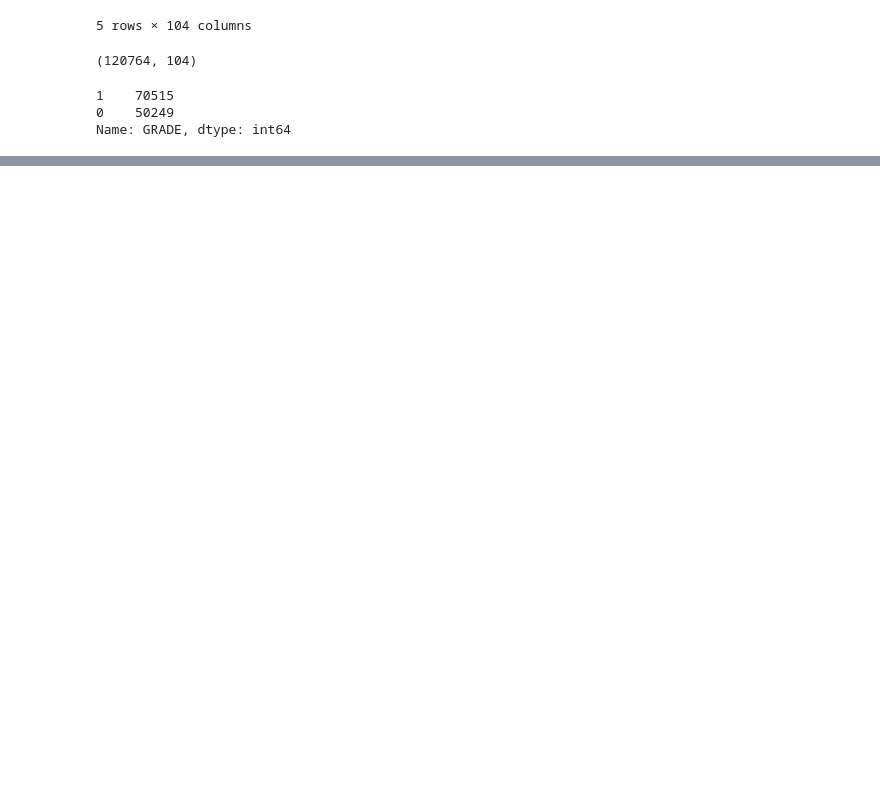
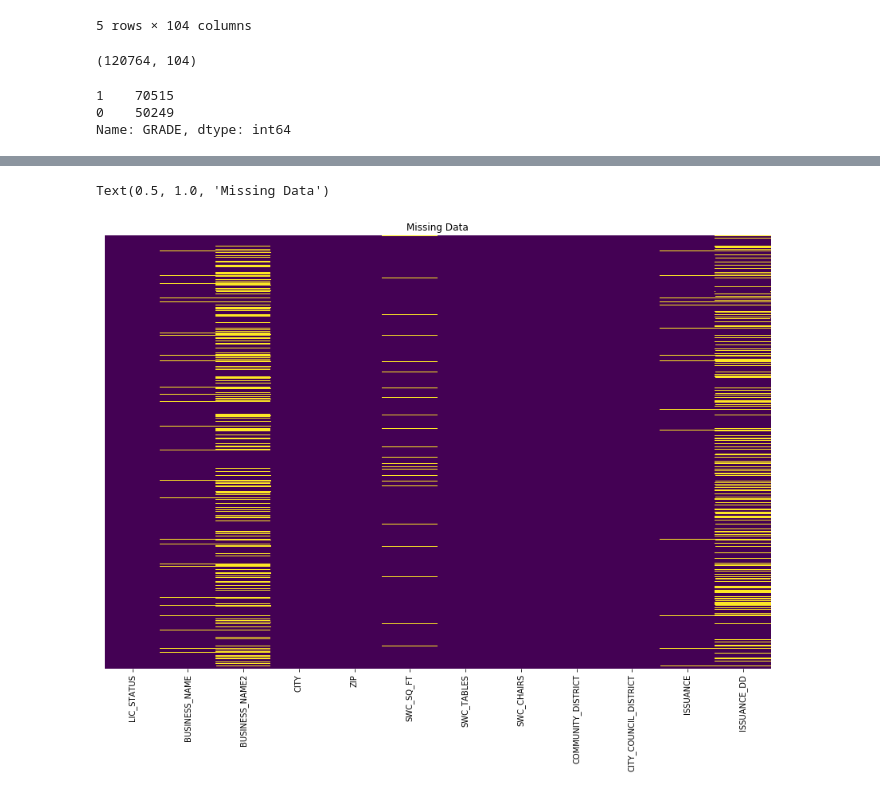
Before and after one commit to deep22kar/random-forest, a Jupyter notebook: Data.ipynb, the cells around one changed output, grey strips where cells are left out. Cells and saved outputs as stored; diff of their text form; code cells hidden in the pictures; blank space fills up the shorter version.

Commit message:
updated Data notebook

```diff
--- a/Data.ipynb
+++ b/Data.ipynb
@@ -705,0 +729,2 @@ df5.to_csv('./NYC_Restaurant_Inspections_Data_Cleaned.csv')
+# %%
+cafes = pd.read_csv('./data/Sidewalk_Caf__Licenses_and_Applications.csv')
@@ -705,0 +760,5 @@ df5.to_csv('./NYC_Restaurant_Inspections_Data_Cleaned.csv')
+# %%
+# drop unnecessary columns
+cafes_sub = cafes.drop(['LICENSE_NBR','BUILDING', 'STREET', 'STATE', 'LATITUDE', 'LONGITUDE', 'CD_URL', 'APP_ID',  'APP_SQ_FT', 'APP_TABLES', 'APP_CHAIRS', 'APP_SWC_TYPE', 'SWC_TYPE', 'HEARING', 'HEARING_DD', 'HEARING_PUBLIC', 'HEARING_PUBLIC_DD', 'INTAKE', 'INTAKE_DD', 'DPQA', 'SEND_PACKAGE_DD', 'CP', 'CP_DD', 'CB',
+       'CB_DD', 'CC', 'CC_DD', 'MOO', 'MOO_DD', 'APP_TOO_DATE', 'APP_STATUS', 'APP_STATUS_DATE',
+       'EXPIRATION_DATE', 'SUBMIT_DATE', 'DOHMH'], axis=1).copy()
@@ -705,0 +797,8 @@ df5.to_csv('./NYC_Restaurant_Inspections_Data_Cleaned.csv')
+# %%
+# visualize null values in the dataset
+plt.figure(figsize=(15,10))
+sns.heatmap(cafes_sub.isnull(),yticklabels=False,cbar=False,cmap='viridis')
+plt.title('Missing Data')
+# %% [output]
+Text(0.5, 1.0, 'Missing Data')
+[figure, added]
```
Also changed, not shown: parts of 56 cells of this notebook.
